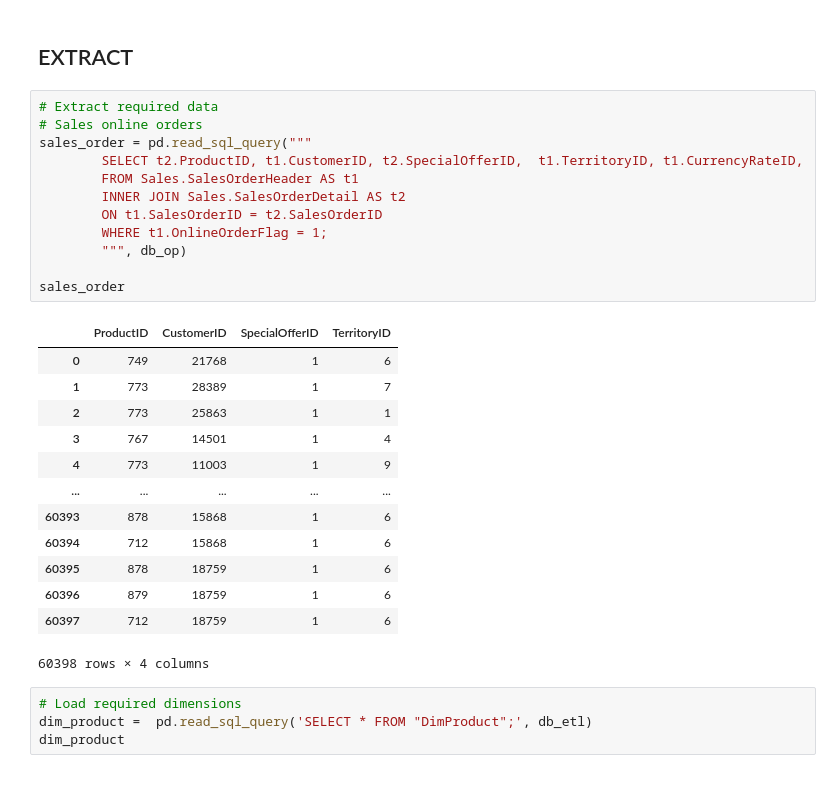
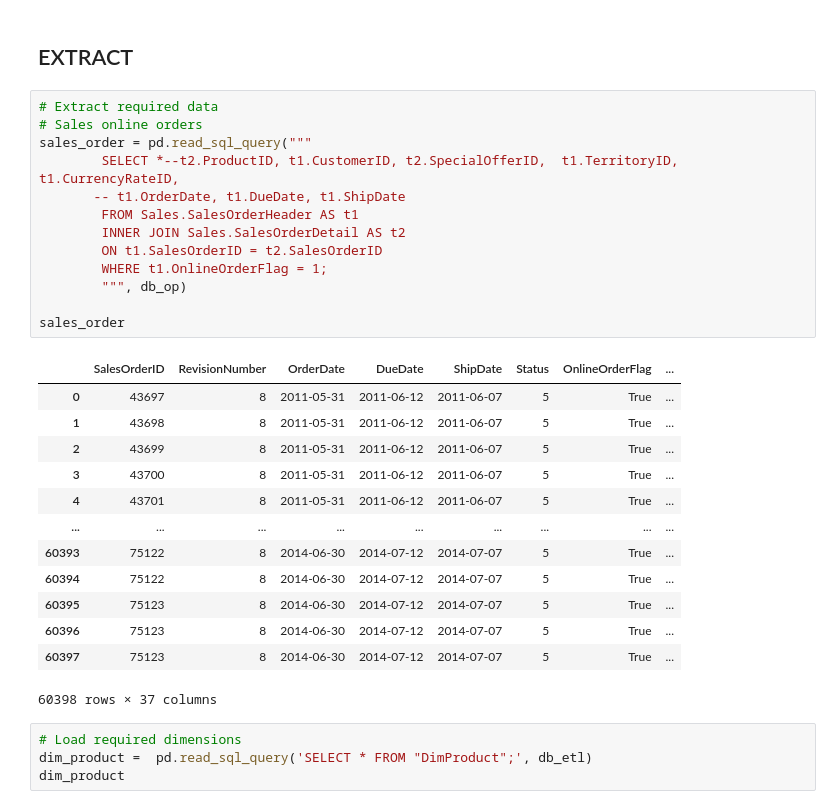
Before and after one commit to paulrojasg/data_science_part_4, a Jupyter notebook: FactInternetSales.ipynb, the cells around one changed output. Drawn from its saved outputs; the diff is of its cells as text.

Commit message:
Added FactInternetSales(not completed yet)

```diff
--- a/FactInternetSales.ipynb
+++ b/FactInternetSales.ipynb
@@ -10,29 +11,30 @@ db_op, db_etl = connect_databases()
 # %%
 # Extract required data
 # Sales online orders
 sales_order = pd.read_sql_query("""
-        SELECT t2.ProductID, t1.CustomerID, t2.SpecialOfferID,  t1.TerritoryID, t1.CurrencyRateID,
+        SELECT *--t2.ProductID, t1.CustomerID, t2.SpecialOfferID,  t1.TerritoryID, t1.CurrencyRateID,
+       -- t1.OrderDate, t1.DueDate, t1.ShipDate
         FROM Sales.SalesOrderHeader AS t1
         INNER JOIN Sales.SalesOrderDetail AS t2
         ON t1.SalesOrderID = t2.SalesOrderID
         WHERE t1.OnlineOrderFlag = 1;
         """, db_op)
 
 sales_order
 # %% [output]
-|  | ProductID | CustomerID | SpecialOfferID | TerritoryID |
-| 0 | 749 | 21768 | 1 | 6 |
-| 1 | 773 | 28389 | 1 | 7 |
-| 2 | 773 | 25863 | 1 | 1 |
-| 3 | 767 | 14501 | 1 | 4 |
-| 4 | 773 | 11003 | 1 | 9 |
-| ... | ... | ... | ... | ... |
-| 60393 | 878 | 15868 | 1 | 6 |
-| 60394 | 712 | 15868 | 1 | 6 |
-| 60395 | 878 | 18759 | 1 | 6 |
-| 60396 | 879 | 18759 | 1 | 6 |
-| 60397 | 712 | 18759 | 1 | 6 |
+|  | SalesOrderID | RevisionNumber | OrderDate | DueDate | ShipDate | Status | OnlineOrderFlag | ... |
+| 0 | 43697 | 8 | 2011-05-31 | 2011-06-12 | 2011-06-07 | 5 | True | ... |
+| 1 | 43698 | 8 | 2011-05-31 | 2011-06-12 | 2011-06-07 | 5 | True | ... |
+| 2 | 43699 | 8 | 2011-05-31 | 2011-06-12 | 2011-06-07 | 5 | True | ... |
+| 3 | 43700 | 8 | 2011-05-31 | 2011-06-12 | 2011-06-07 | 5 | True | ... |
+| 4 | 43701 | 8 | 2011-05-31 | 2011-06-12 | 2011-06-07 | 5 | True | ... |
+| ... | ... | ... | ... | ... | ... | ... | ... | ... |
+| 60393 | 75122 | 8 | 2014-06-30 | 2014-07-12 | 2014-07-07 | 5 | True | ... |
+| 60394 | 75122 | 8 | 2014-06-30 | 2014-07-12 | 2014-07-07 | 5 | True | ... |
+| 60395 | 75123 | 8 | 2014-06-30 | 2014-07-12 | 2014-07-07 | 5 | True | ... |
+| 60396 | 75123 | 8 | 2014-06-30 | 2014-07-12 | 2014-07-07 | 5 | True | ... |
+| 60397 | 75123 | 8 | 2014-06-30 | 2014-07-12 | 2014-07-07 | 5 | True | ... |
-60398 rows × 4 columns
+60398 rows × 37 columns
 # %%
 # Load required dimensions
 dim_product =  pd.read_sql_query('SELECT * FROM "DimProduct";', db_etl)
```
Also changed, not shown: parts of 11 cells of this notebook.
